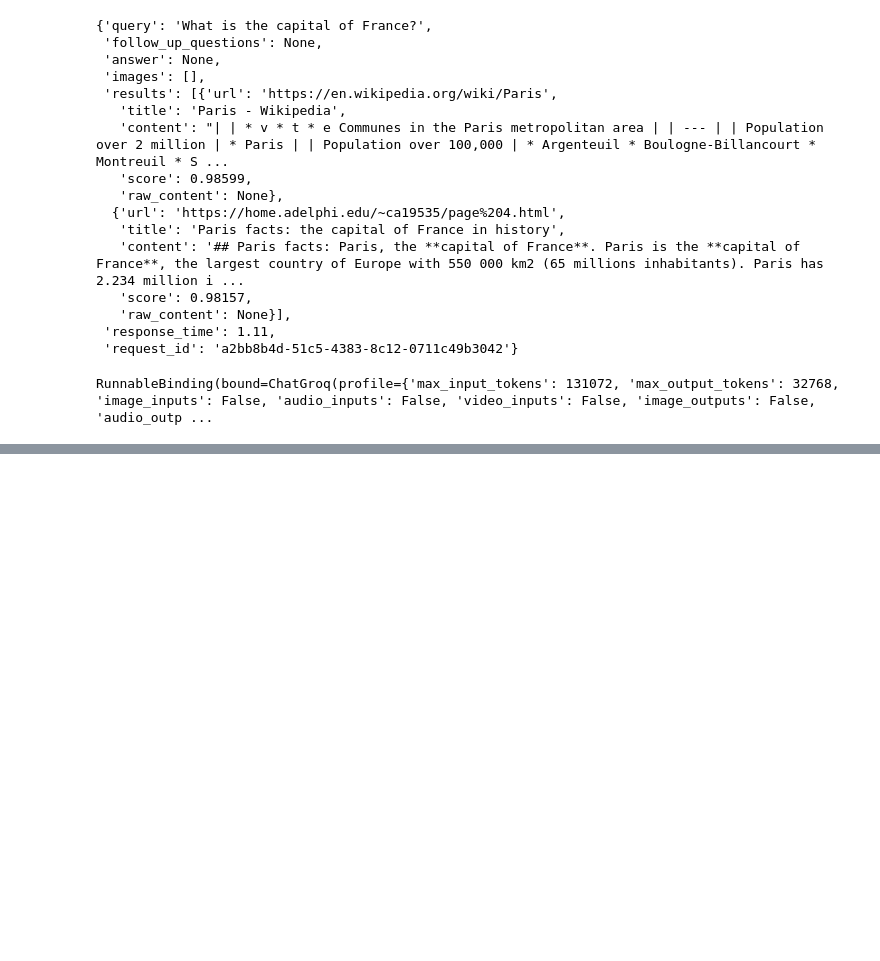
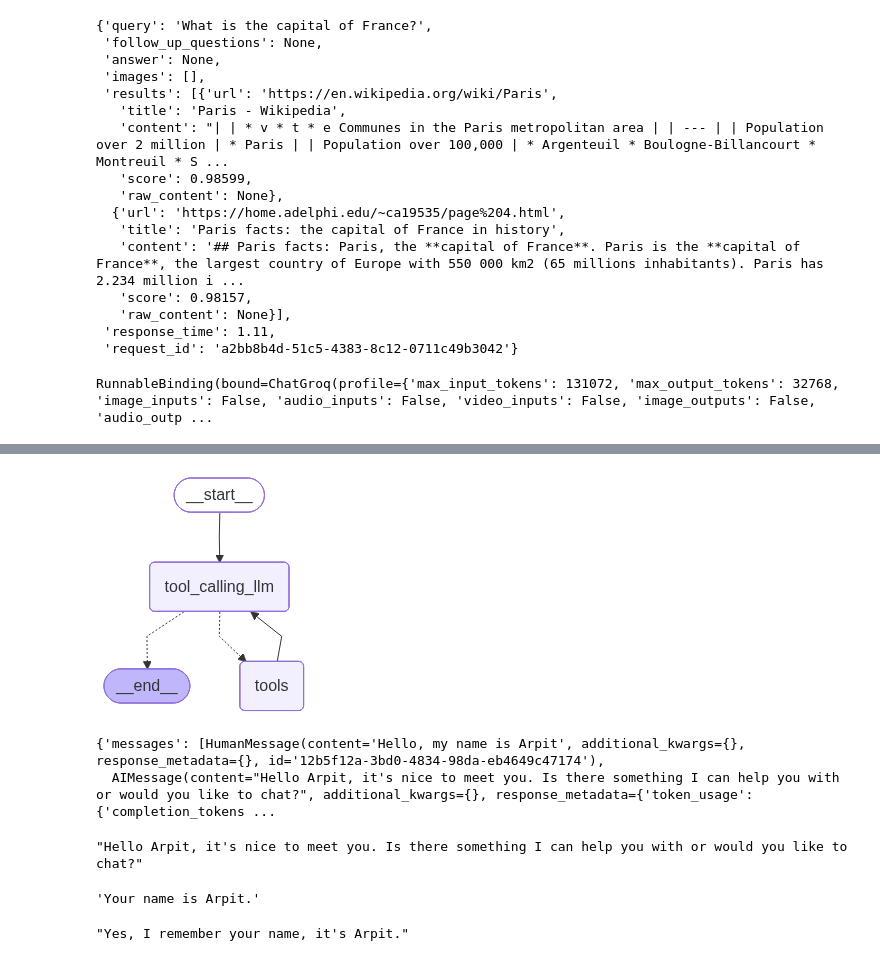
Before and after one commit to lunatic-bot/LangGraph, a Jupyter notebook: 1-BasicChatBot/1-BasicChatBot.ipynb, the cells around one changed output, grey strips where cells are left out. Saved outputs shown, nothing was run; the diff lists cells and outputs as text; code cells hidden in the pictures; blank space fills up the shorter version.

```diff
--- a/1-BasicChatBot/1-BasicChatBot.ipynb
+++ b/1-BasicChatBot/1-BasicChatBot.ipynb
@@ -148,0 +296,60 @@ graph_builder.add_edge("tools", END)
+# %%
+## Sategraph
+from langgraph.graph import StateGraph, START, END
+from langgraph.prebuilt import ToolNode, tools_condition
+from langgraph.checkpoint.memory import MemorySaver
+
+memory = MemorySaver()
+
+## node definition
+def tool_calling_llm(state:State):
+    return {"messages":[llm_with_tools.invoke(state["messages"])]}
+
+## graph
+graph_builder = StateGraph(State)
+graph_builder.add_node("tool_calling_llm", tool_calling_llm)
+graph_builder.add_node("tools", ToolNode(tools))
+
+## Add edges
+graph_builder.add_edge(START, "tool_calling_llm")
+graph_builder.add_conditional_edges(
+    "tool_calling_llm",
+    ## if the latest message(result) from assistant is a tool call -> tools_condition routes to tools
+    #if the message from assistant is not a tool call -> tools_condition routes to END
+    tools_condition)
+graph_builder.add_edge("tools", "tool_calling_llm")
+
+## complie the graph
+graph = graph_builder.compile(checkpointer=memory)
+
+
+## Visualize the graph
+from IPython.display import Image, display
+
+try:
+    display(Image(graph.get_graph().draw_mermaid_png()))
+except Exception as e:
+    print(e)
+# %% [output]
+[figure, added]
+# %%
+config={"configurable":{"thread_id":"1"}}
+response = graph.invoke({"messages":"Hello, my name is Arpit"}, config=config)
+response
+# %% [output]
+{'messages': [HumanMessage(content='Hello, my name is Arpit', additional_kwargs={}, response_metadata={}, id='12b5f12a-3bd0-4834-98da-eb4649c47174'),
+  AIMessage(content="Hello Arpit, it's nice to meet you. Is there something I can help you with or would you like to chat?", additional_kwargs={}, response_metadata={'token_usage': {'completion_tokens ...
+# %%
+response["messages"][-1].content
+# %% [output]
+"Hello Arpit, it's nice to meet you. Is there something I can help you with or would you like to chat?"
+# %%
+response = graph.invoke({"messages":"Hey, What is my name?"}, config=config)
+response["messages"][-1].content
+# %% [output]
+'Your name is Arpit.'
+# %%
+response = graph.invoke({"messages":"Do you remember my name"}, config=config)
+response["messages"][-1].content
+# %% [output]
+"Yes, I remember your name, it's Arpit."
```
Also changed, not shown: parts of 13 cells of this notebook.
